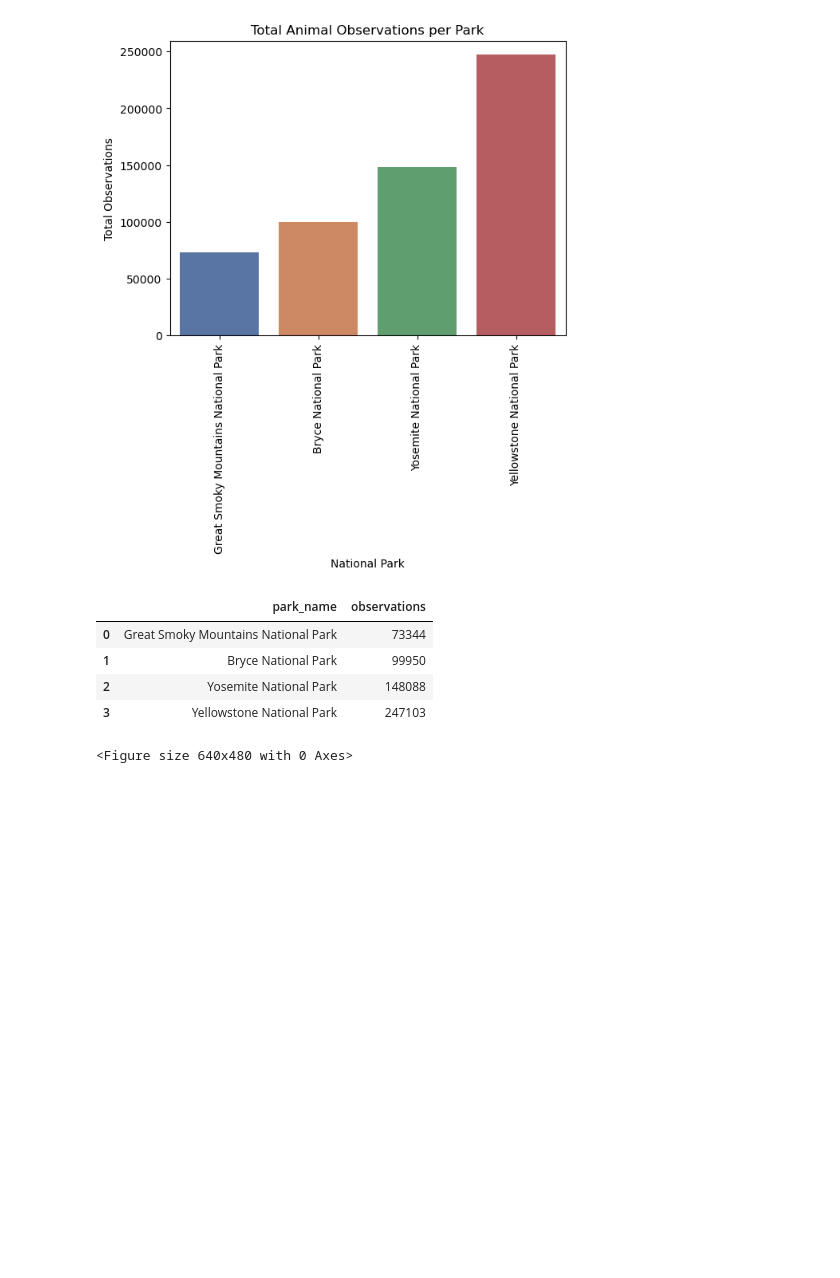
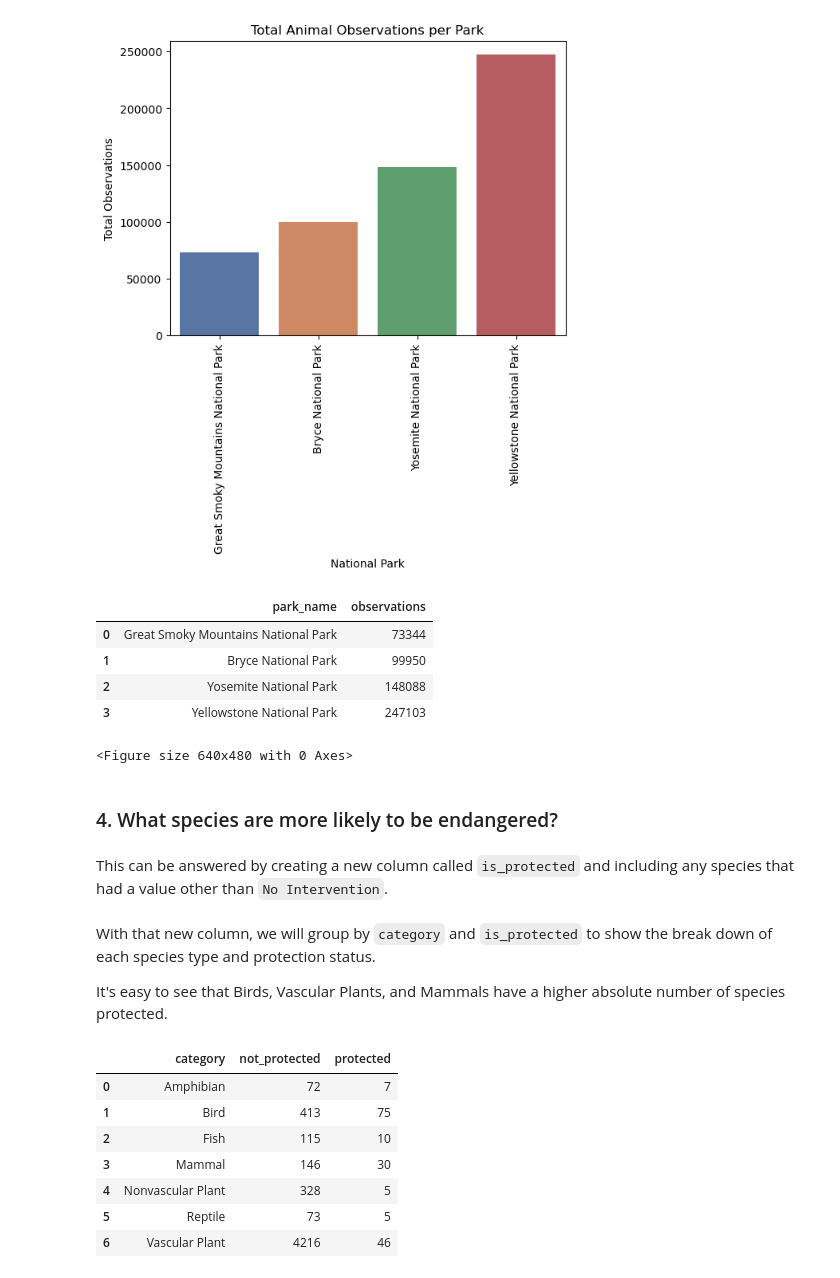
Before and after one commit to adamlaviguer/codecademy, a Jupyter notebook: codecademy-portfolio-project-biodiversity-in-national-parks/biodiversity.ipynb, the cells around one changed output. Saved outputs shown, nothing was run; the diff lists cells and outputs as text; code cells hidden in the pictures; blank space fills up the shorter version.

```diff
--- a/codecademy-portfolio-project-biodiversity-in-national-parks/biodiversity.ipynb
+++ b/codecademy-portfolio-project-biodiversity-in-national-parks/biodiversity.ipynb
@@ -423,3 +423,7 @@ observations_sum
 | 2 | Yosemite National Park | 148088 |
 | 3 | Yellowstone National Park | 247103 |
 <Figure size 640x480 with 0 Axes>
+# %% [markdown]
+### 4. What species are more likely to be endangered?
+# %% [markdown]
+This can be answered by creating a new column called `is_protected` and including any species that had a value other than `No Intervention`.
@@ -425,0 +432,24 @@ observations_sum
+# %% [markdown]
+With that new column, we will group by `category` and `is_protected` to show the break down of each species type and protection status.
+
+It's easy to see that Birds, Vascular Plants, and Mammals have a higher absolute number of species protected.
+# %%
+category_counts = species.groupby(['category', 'is_protected'])\
+                        .scientific_name.nunique()\
+                        .reset_index()\
+                        .pivot(columns='is_protected',
+                                      index='category',
+                                      values='scientific_name')\
+                        .reset_index()
+category_counts.columns = ['category', 'not_protected', 'protected']
+
+category_counts
+# %% [output]
+|  | category | not_protected | protected |
+| 0 | Amphibian | 72 | 7 |
+| 1 | Bird | 413 | 75 |
+| 2 | Fish | 115 | 10 |
+| 3 | Mammal | 146 | 30 |
+| 4 | Nonvascular Plant | 328 | 5 |
+| 5 | Reptile | 73 | 5 |
+| 6 | Vascular Plant | 4216 | 46 |
```
Also changed, not shown: parts of 10 cells of this notebook, 1 other file.
